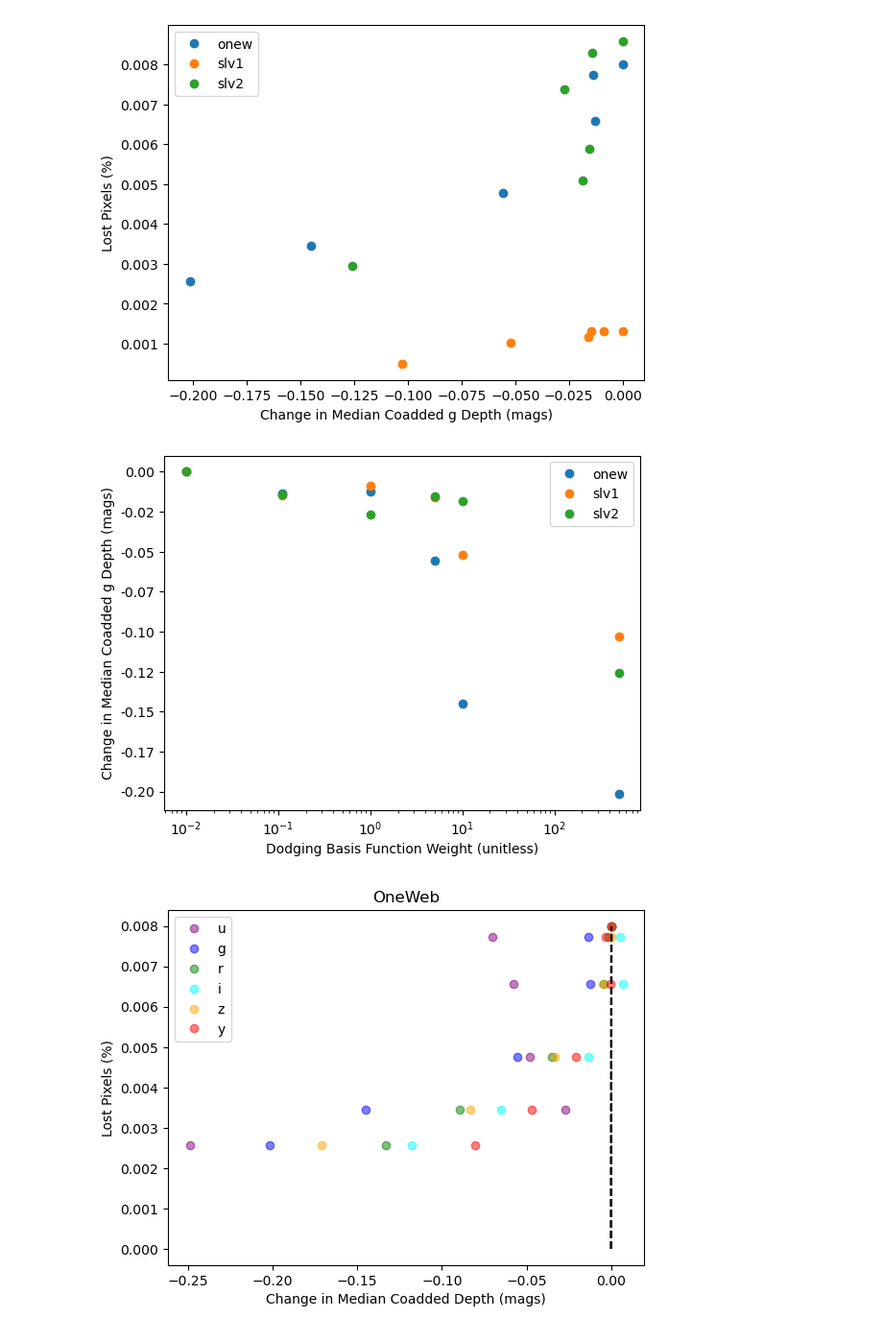
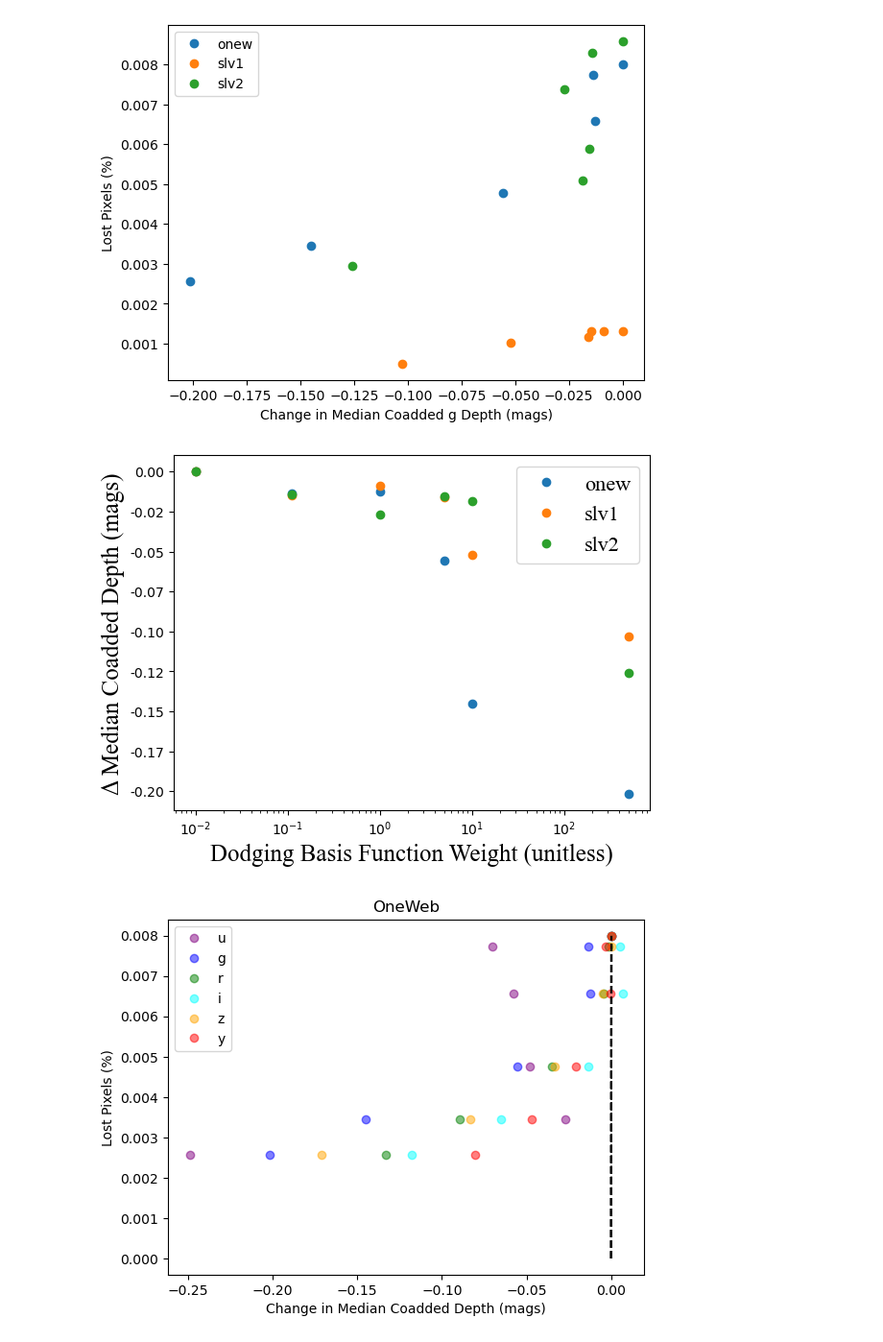
Before and after one commit to lsst-sims/satellite-dodging-ApJL, a Jupyter notebook: plots/compare_sim_runs.ipynb, the cells around one changed output. Shown: that part at 96% size. Saved outputs shown, nothing was run; the diff lists cells and outputs as text; code cells hidden in the pictures.

```diff
--- a/plots/compare_sim_runs.ipynb
+++ b/plots/compare_sim_runs.ipynb
@@ -8,6 +8,8 @@ from matplotlib.ticker import FormatStrFormatter
 # %%
 # Load up the analysis of the different simulations
 df = pd.read_hdf('summary.h5')
+# %%
+csfont = {'fontname':'Times New Roman'}
 # %%
 # Ugh, I was dumb. Let's try to sort by satellite basis function weight
 
@@ -222,22 +228,23 @@ plt.savefig('streak_length_v_deltam.pdf')
 # %%
 
 filtername = 'g'
 fig, ax = plt.subplots()
 for c_name in np.unique(df['constellation_name']):
     good = np.where(df['constellation_name'].values == c_name)[0]
 
     zp = df['Median CoaddM5 %s HealpixSlicer' % filtername][0]
     dm = df['Median CoaddM5 %s HealpixSlicer' % filtername] - zp
 
     ax.semilogx(df['dodge_weights'].values[good]+1e-2, dm[good], 'o', label=c_name )
-ax.set_ylabel('Change in Median Coadded %s Depth (mags)' % filtername)
-ax.set_xlabel('Dodging Basis Function Weight (unitless)')
+ax.set_ylabel('\u0394 Median Coadded Depth (mags)',fontsize=18,labelpad=4, **csfont)
+ax.set_xlabel('Dodging Basis Function Weight (unitless)',fontsize=18,labelpad=4, **csfont)
 ax.yaxis.set_major_formatter(FormatStrFormatter('%.2f'))
-legend = ax.legend()
+legend = ax.legend(loc='upper right',fontsize=16)
+plt.setp(legend.texts, family='Times New Roman')
 
 plt.savefig('deltam_v_weight.pdf')
 # %% [output]
-[figure, old version]
+[figure, new version]
 # %%
 
 mask_width = 50 # pix
```
Also changed, not shown: parts of 3 cells of this notebook, 4 other files.
